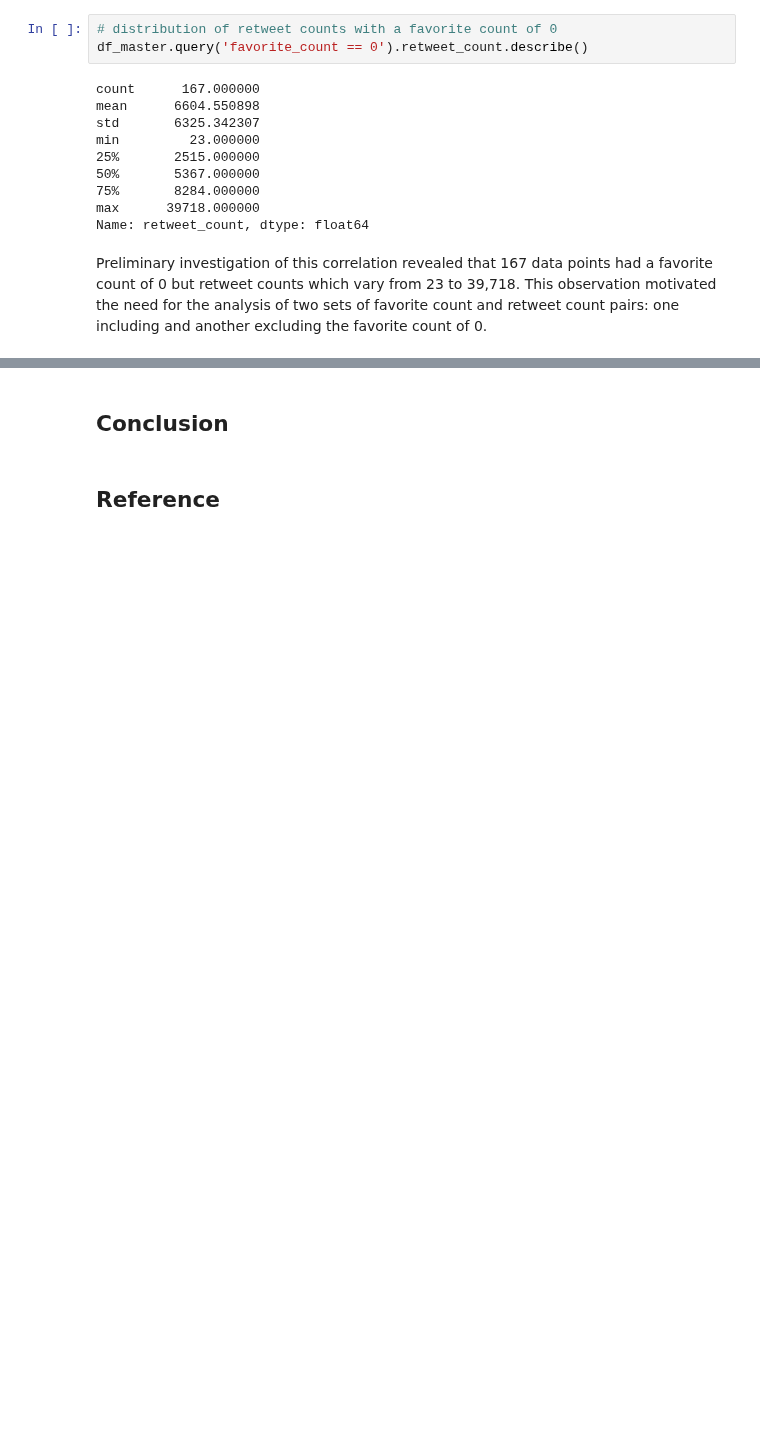
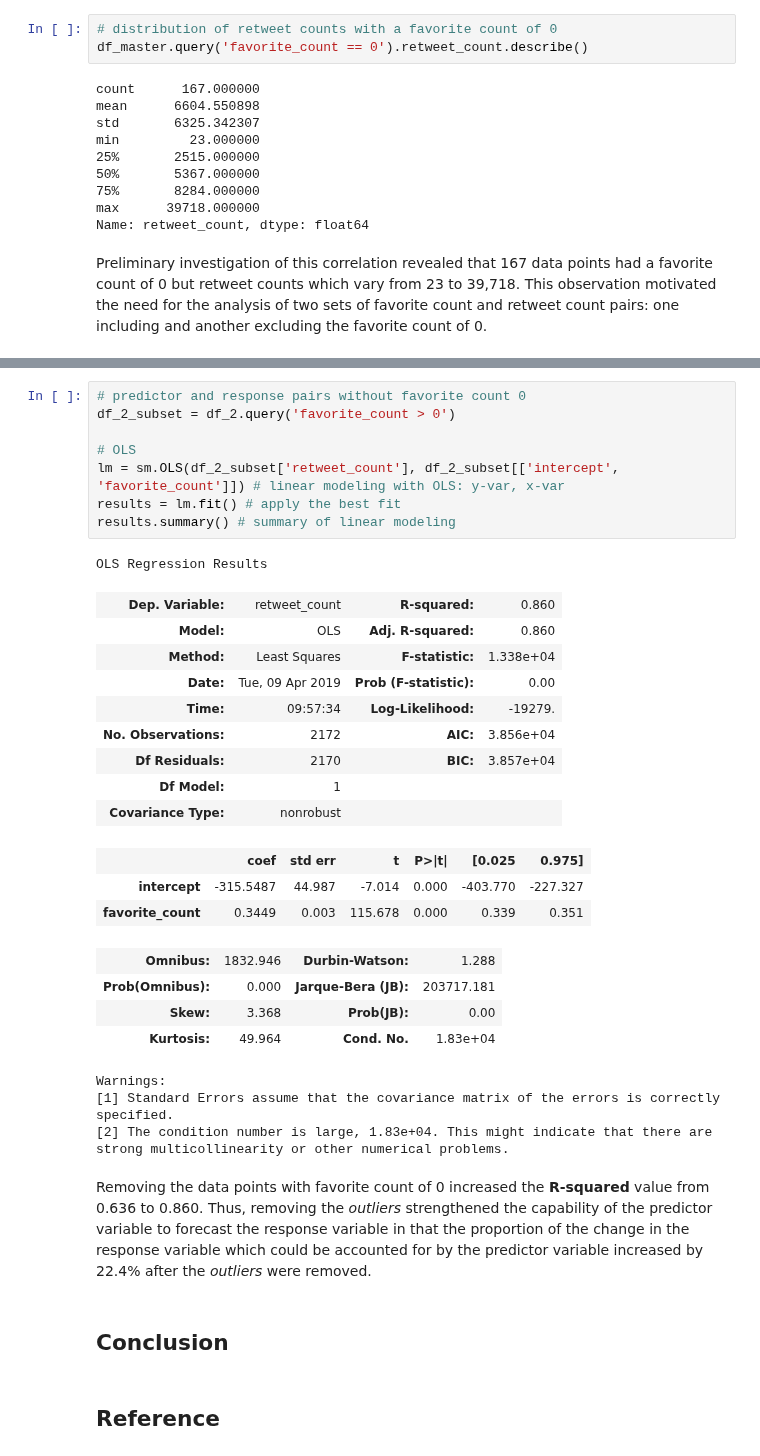
Before and after one commit to jmlcode/p3-analyze-tweet-data, a Jupyter notebook: eda_act.ipynb, the cells around one changed output, grey strips where cells are left out. Saved outputs shown, nothing was run; the diff lists cells and outputs as text; blank space fills up the shorter version.

```diff
--- a/eda_act.ipynb
+++ b/eda_act.ipynb
@@ -348,3 +458,35 @@ Preliminary investigation of this correlation revealed that 167 data points had
+# %%
+# predictor and response pairs without favorite count 0
+df_2_subset = df_2.query('favorite_count > 0')
+
+# OLS
+lm = sm.OLS(df_2_subset['retweet_count'], df_2_subset[['intercept', 'favorite_count']]) # linear modeling with OLS: y-var, x-var
+results = lm.fit() # apply the best fit
+results.summary() # summary of linear modeling
+# %% [output]
+OLS Regression Results
+| Dep. Variable: | retweet_count | R-squared: | 0.860 |
+| Model: | OLS | Adj. R-squared: | 0.860 |
+| Method: | Least Squares | F-statistic: | 1.338e+04 |
+| Date: | Tue, 09 Apr 2019 | Prob (F-statistic): | 0.00 |
+| Time: | 09:57:34 | Log-Likelihood: | -19279. |
+| No. Observations: | 2172 | AIC: | 3.856e+04 |
+| Df Residuals: | 2170 | BIC: | 3.857e+04 |
+| Df Model: | 1 |  |  |
+| Covariance Type: | nonrobust |  |  |
+|  | coef | std err | t | P>|t| | [0.025 | 0.975] |
+| intercept | -315.5487 | 44.987 | -7.014 | 0.000 | -403.770 | -227.327 |
+| favorite_count | 0.3449 | 0.003 | 115.678 | 0.000 | 0.339 | 0.351 |
+| Omnibus: | 1832.946 | Durbin-Watson: | 1.288 |
+| Prob(Omnibus): | 0.000 | Jarque-Bera (JB): | 203717.181 |
+| Skew: | 3.368 | Prob(JB): | 0.00 |
+| Kurtosis: | 49.964 | Cond. No. | 1.83e+04 |
+Warnings:
+[1] Standard Errors assume that the covariance matrix of the errors is correctly specified.
+[2] The condition number is large, 1.83e+04. This might indicate that there are
+strong multicollinearity or other numerical problems.
+# %% [markdown]
+Removing the data points with favorite count of 0 increased the __R-squared__ value from 0.636 to 0.860. Thus, removing the _outliers_ strengthened the capability of the predictor variable to forecast the response variable in that the proportion of the change in the response variable which could be accounted for by the predictor variable increased by 22.4% after the _outliers_ were removed.
 # %% [markdown]
 <a id='conclusion'></a>
 ## Conclusion
```
Also changed, not shown: parts of 6 cells of this notebook.
